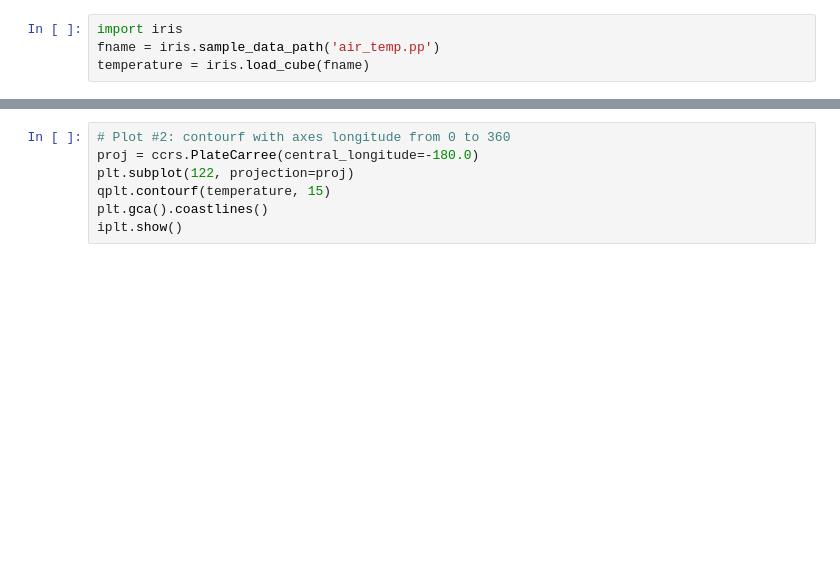
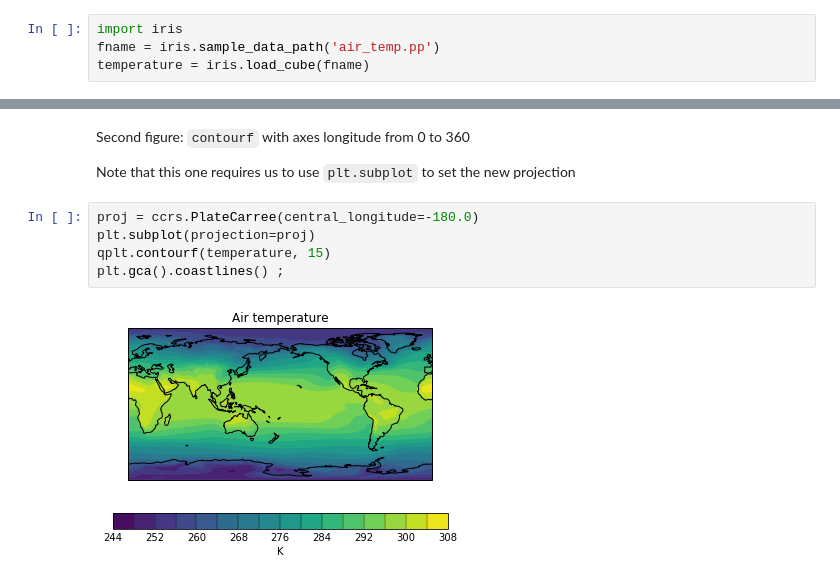
Before and after one commit to evertrol/eucp, a Jupyter notebook: examples/iris/global-map.ipynb, the cells around one changed output, grey strips where cells are left out. Cells and saved outputs as stored; diff of their text form; blank space fills up the shorter version.

```diff
--- a/examples/iris/global-map.ipynb
+++ b/examples/iris/global-map.ipynb
@@ -26,7 +26,11 @@ plt.gca().coastlines()
+# %% [markdown]
+Second figure: `contourf` with axes longitude from 0 to 360
+
+Note that this one requires us to use `plt.subplot` to set the new projection
 # %%
-# Plot #2: contourf with axes longitude from 0 to 360
 proj = ccrs.PlateCarree(central_longitude=-180.0)
-plt.subplot(122, projection=proj)
+plt.subplot(projection=proj)
 qplt.contourf(temperature, 15)
-plt.gca().coastlines()
-iplt.show()
+plt.gca().coastlines() ;
+# %% [output]
+[figure, added]
```
Also changed, not shown: parts of 4 cells of this notebook, 1 other file.
